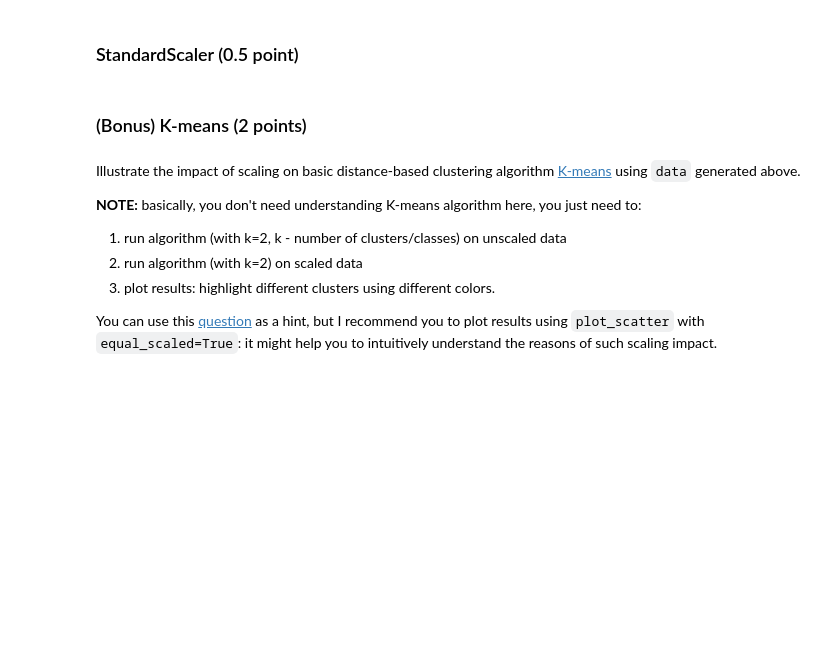
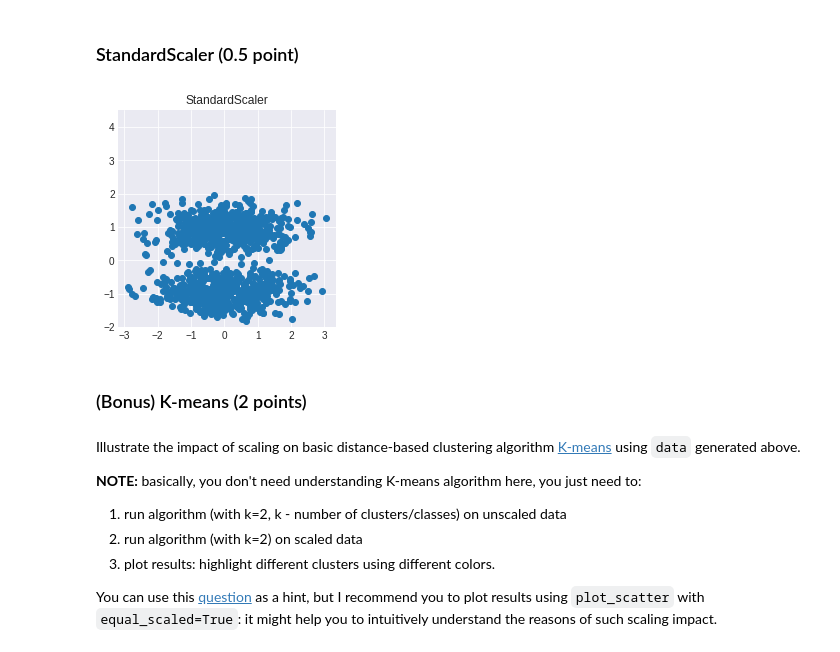
Before and after one commit to galamuz/ml-intro-2, a Jupyter notebook: 6_feature_engineering_selection/homework.ipynb, the cells around one changed output. Cells and saved outputs as stored; diff of their text form; code cells hidden in the pictures; blank space fills up the shorter version.

```diff
--- a/6_feature_engineering_selection/homework.ipynb
+++ b/6_feature_engineering_selection/homework.ipynb
@@ -125,3 +138,9 @@ NameError: name 'X' is not defined
+# %%
+## your code
+x_scaled = StandardScaler().fit_transform(data)
+plot_scatter(x_scaled[:, 0], x_scaled[:, 1], auto_scaled=False, title='StandardScaler')
+# %% [output]
+[figure, added]
 # %% [markdown]
 ### (Bonus) K-means (2 points)
 # %% [markdown]
```
Also changed, not shown: parts of 35 cells of this notebook.
